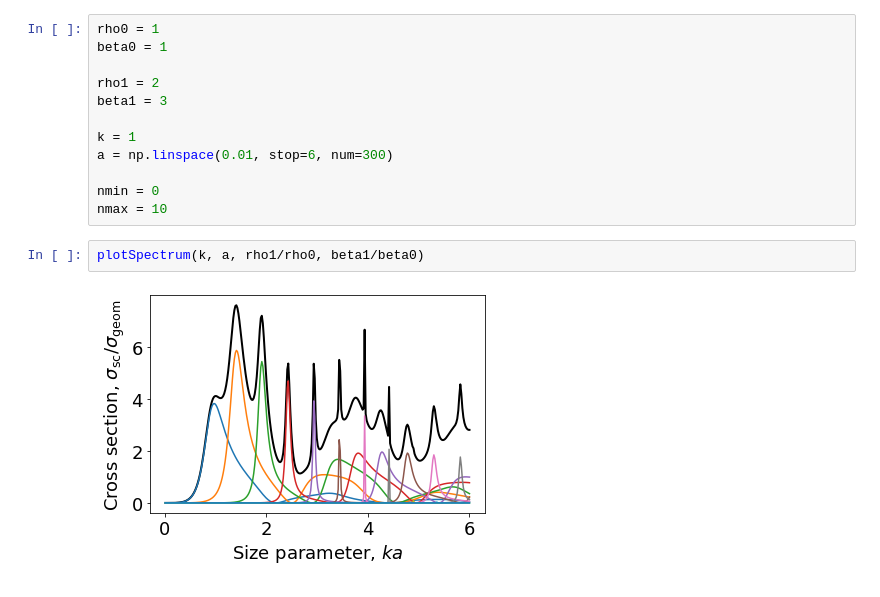
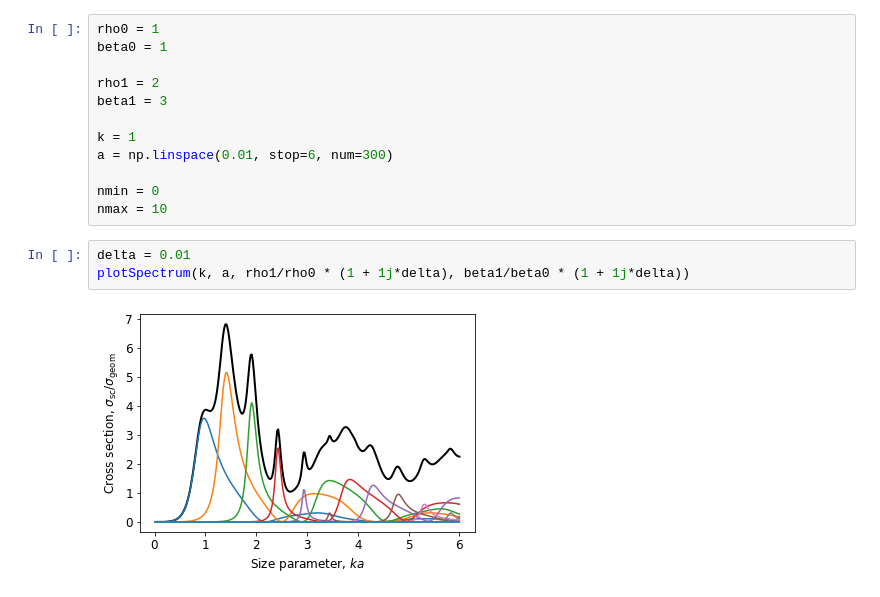
Before and after one commit to toftul/miepy, a Jupyter notebook: Mie_calc_acoustics.ipynb, the cells around one changed output. Cells and saved outputs as stored; diff of their text form.

```diff
--- a/Mie_calc_acoustics.ipynb
+++ b/Mie_calc_acoustics.ipynb
@@ -33,9 +33,10 @@ a = np.linspace(0.01, stop=6, num=300)
 nmin = 0
 nmax = 10
 # %%
-plotSpectrum(k, a, rho1/rho0, beta1/beta0)
+delta = 0.01
+plotSpectrum(k, a, rho1/rho0 * (1 + 1j*delta), beta1/beta0 * (1 + 1j*delta))
 # %% [output]
-[figure, old version]
+[figure, new version]
 # %%
 prms_df = pd.read_csv("data/acoustic_material_prms.csv")
 
```
Also changed, not shown: parts of 5 cells of this notebook, 6 other files.
